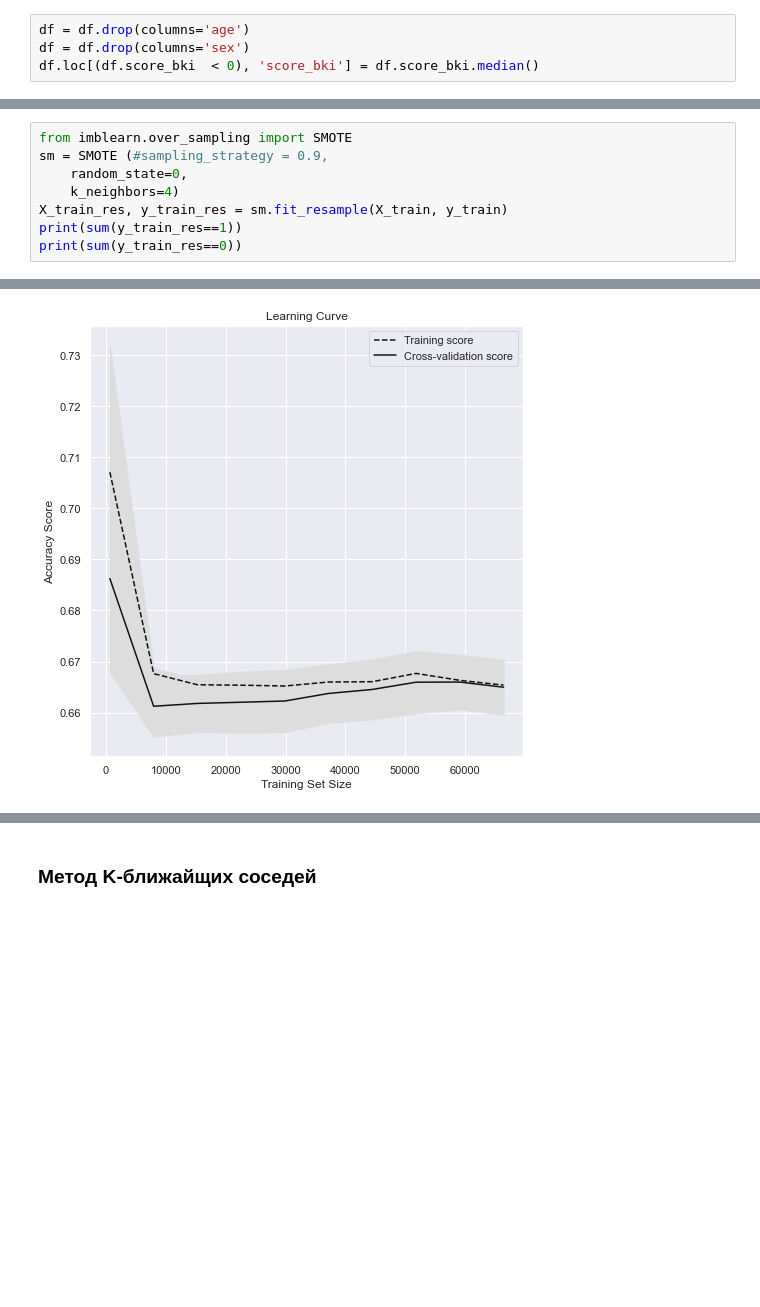
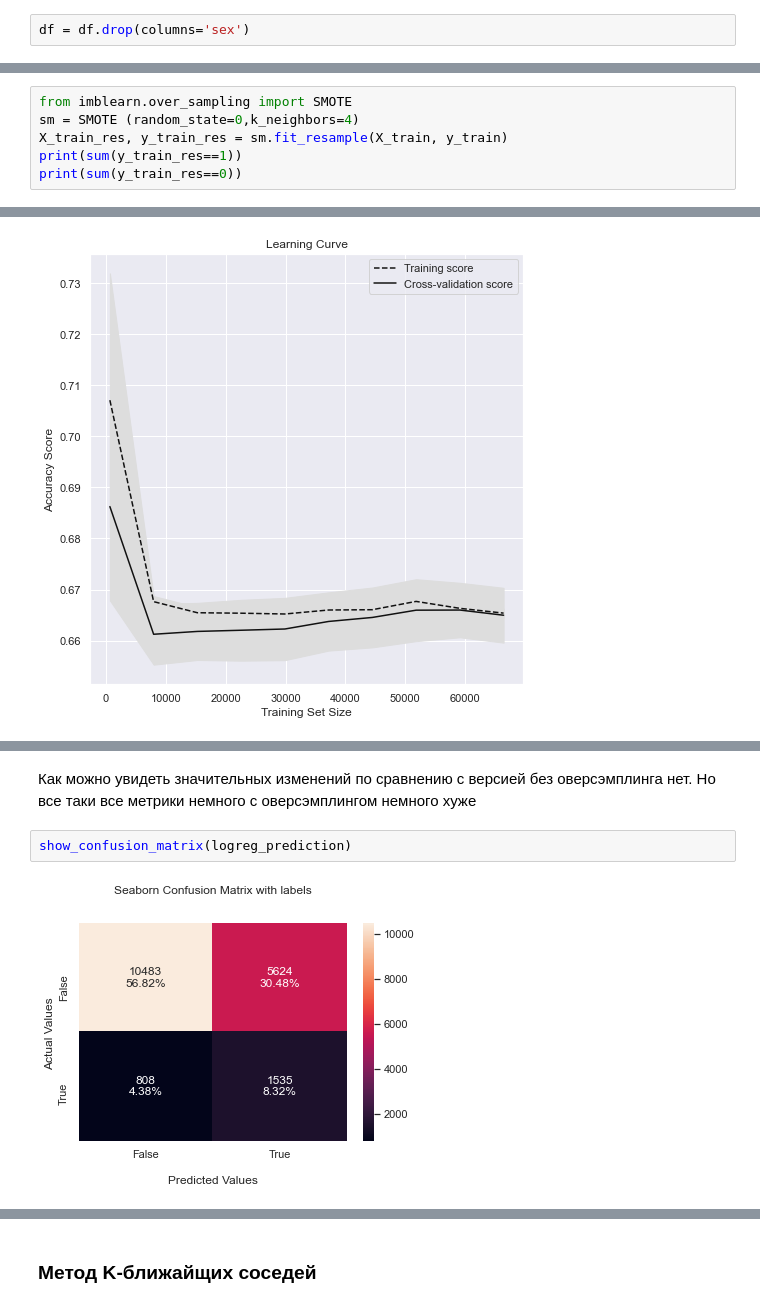
Before and after one commit to Said4U/Credit-scoring-ML, a Jupyter notebook: kurs.ipynb, the cells around one changed output, grey strips where cells are left out. Saved outputs shown, nothing was run; the diff lists cells and outputs as text; blank space fills up the shorter version.

```diff
--- a/kurs.ipynb
+++ b/kurs.ipynb
@@ -339,4 +388,2 @@ imp_cat.plot(kind="bar");
 # %%
-df = df.drop(columns='age')
 df = df.drop(columns='sex')
-df.loc[(df.score_bki  < 0), 'score_bki'] = df.score_bki.median()
@@ -418,8 +480,6 @@ def show_learning_curve(model):
 # %%
 from imblearn.over_sampling import SMOTE
-sm = SMOTE (#sampling_strategy = 0.9,
-    random_state=0,
-    k_neighbors=4)
+sm = SMOTE (random_state=0,k_neighbors=4)
 X_train_res, y_train_res = sm.fit_resample(X_train, y_train)
 print(sum(y_train_res==1))
 print(sum(y_train_res==0))
@@ -501,0 +564,6 @@ Wall time: 8min 11s
+# %% [markdown]
+Как можно увидеть значительных изменений по сравнению с версией без оверсэмплинга нет. Но все таки все метрики немного с оверсэмплингом немного хуже
+# %%
+show_confusion_matrix(logreg_prediction)
+# %% [output]
+[figure, added]
```
Also changed, not shown: parts of 159 cells of this notebook.
